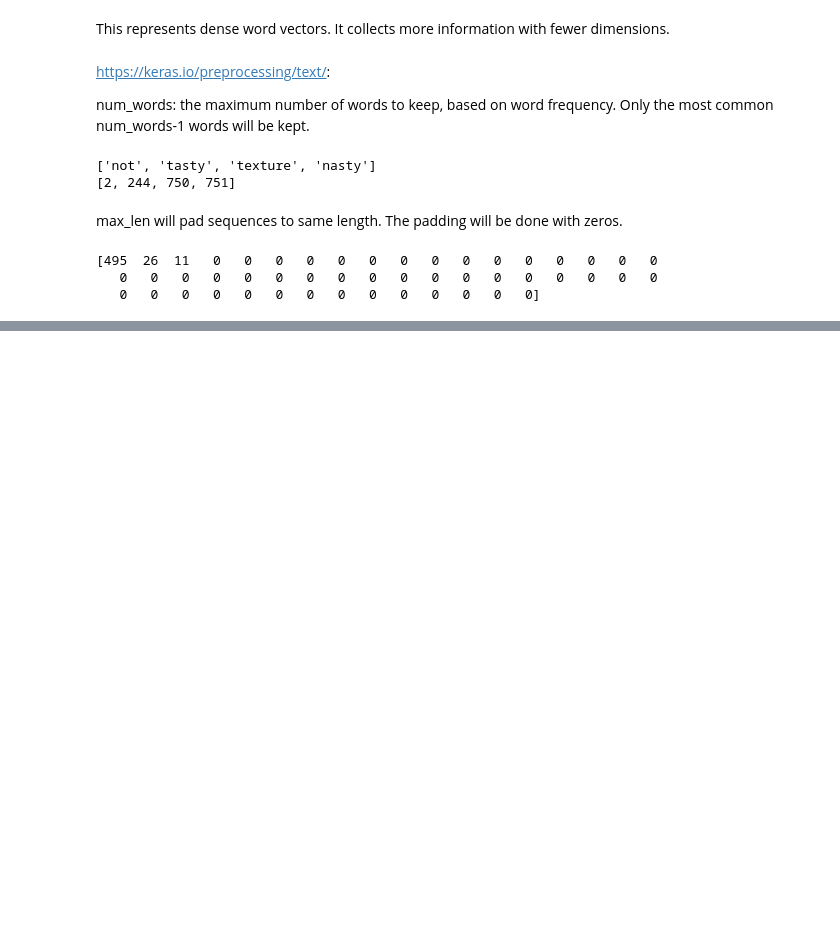
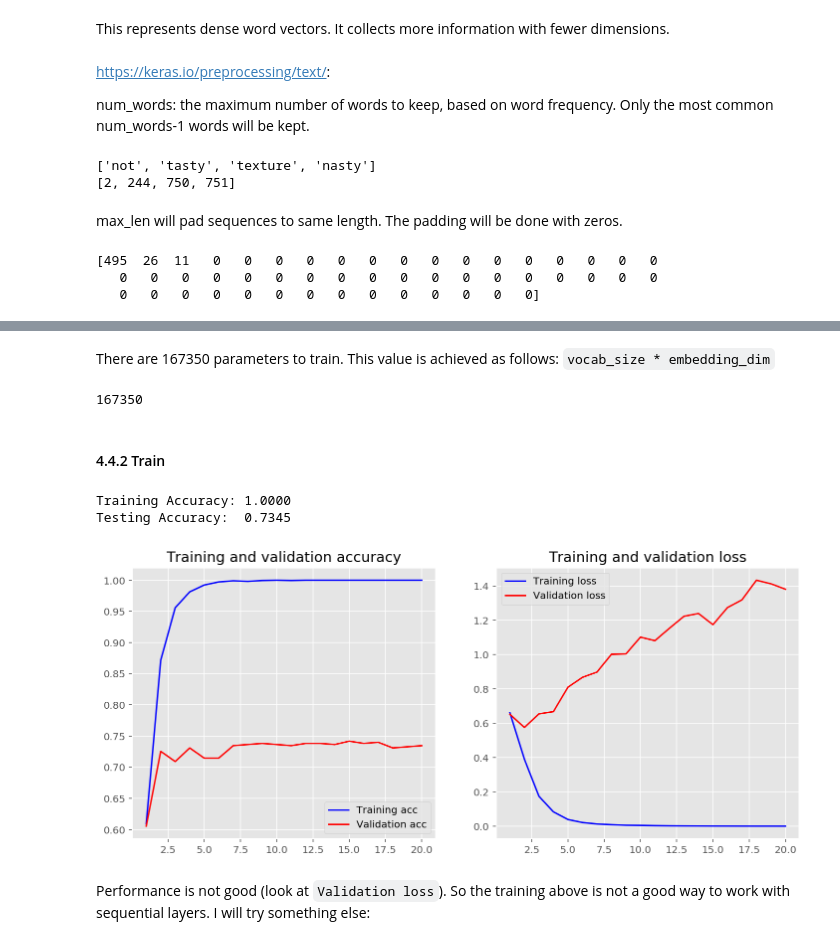
Before and after one commit to PukkaPad/Text-classification-using-Review-data, a Jupyter notebook: TextClassification-Keras.ipynb, the cells around one changed output, grey strips where cells are left out. Cells and saved outputs as stored; diff of their text form; code cells hidden in the pictures; blank space fills up the shorter version.

Commit message:
Next: to learn about Pretrained Word Embeddings

```diff
--- a/TextClassification-Keras.ipynb
+++ b/TextClassification-Keras.ipynb
@@ -791,0 +802,17 @@ As shown above, the resulting vectors contains loads of zeros due to the padding
+# %%
+from keras.models import Sequential
+from keras import layers
+
+embedding_dim = 50
+
+model = Sequential()
+model.add(layers.Embedding(input_dim=vocab_size,
+                           output_dim=embedding_dim,
+                           input_length=maxlen))
+model.add(layers.Flatten())
+model.add(layers.Dense(10, activation='relu'))
+model.add(layers.Dense(1, activation='sigmoid'))
+model.compile(optimizer='adam',
+              loss='binary_crossentropy',
+              metrics=['accuracy'])
+model.summary()
@@ -791,0 +835,25 @@ As shown above, the resulting vectors contains loads of zeros due to the padding
+# %% [markdown]
+There are 167350 parameters to train. This value is achieved as follows: `vocab_size * embedding_dim`
+# %%
+vocab_size * embedding_dim
+# %% [output]
+167350
+# %% [markdown]
+#### 4.4.2 Train
+# %%
+history = model.fit(X_train2, y_train2,
+                    epochs=20,
+                    verbose=False,
+                    validation_data=(X_test2, y_test2),
+                    batch_size=10)
+loss, accuracy = model.evaluate(X_train2, y_train2, verbose=False)
+print("Training Accuracy: {:.4f}".format(accuracy))
+loss, accuracy = model.evaluate(X_test2, y_test2, verbose=False)
+print("Testing Accuracy:  {:.4f}".format(accuracy))
+plot_history(history)
+# %% [output]
+Training Accuracy: 1.0000
+Testing Accuracy:  0.7345
+[figure, added]
+# %% [markdown]
+Performance is not good (look at `Validation loss`). So the training above is not a good way to work with sequential layers. I will try something else:
```
Also changed, not shown: parts of 7 cells of this notebook.
